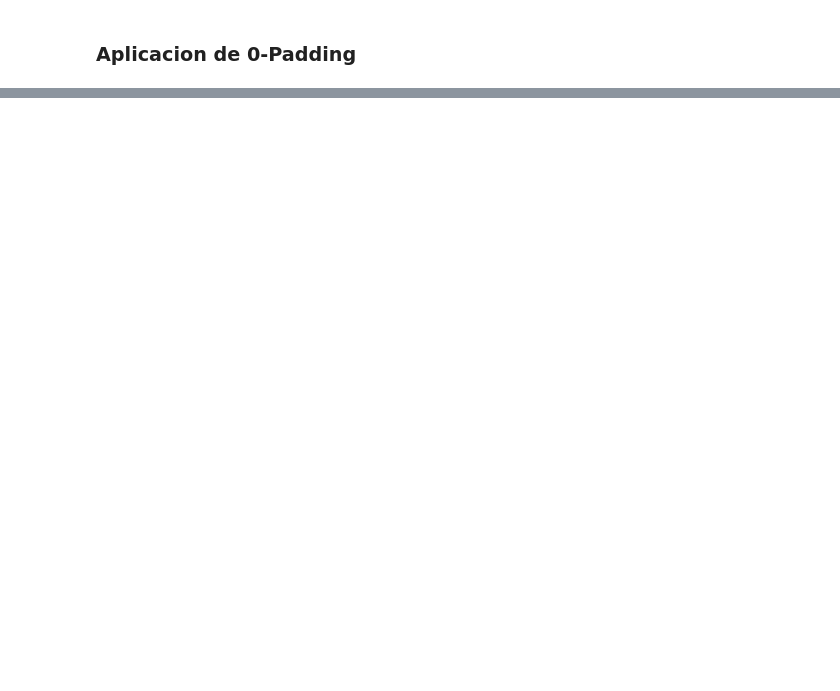
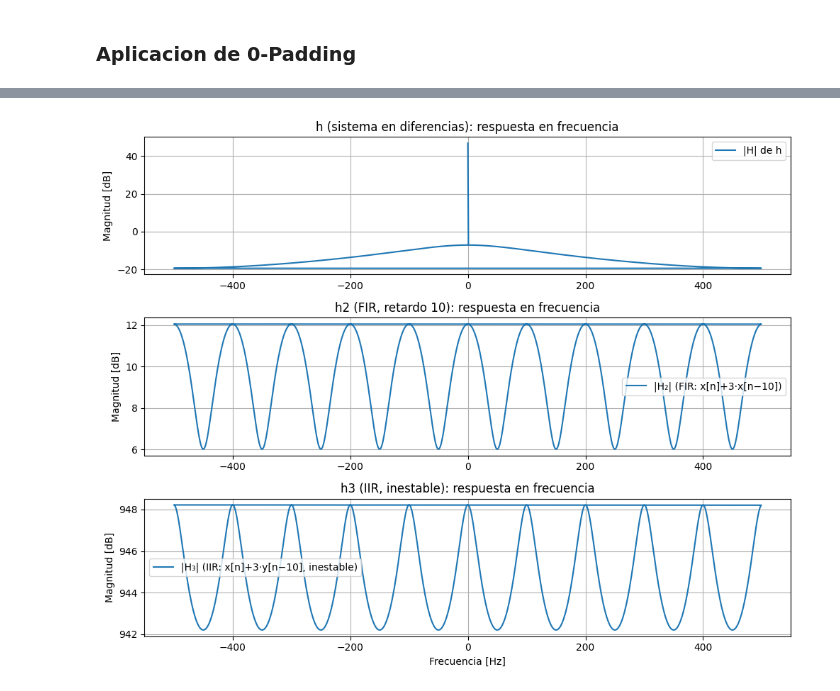
Before and after one commit to joacopillo08/TS_GL_WS, a Jupyter notebook: ts3JGL.ipynb, the cells around one changed output, grey strips where cells are left out. Cells and saved outputs as stored; diff of their text form; code cells hidden in the pictures; blank space fills up the shorter version.

```diff
--- a/ts3JGL.ipynb
+++ b/ts3JGL.ipynb
@@ -226 +228,39 @@ plt.show()
+# %%
+
+Xh1 = fft(TS2.h)
+Xhabs1 =  np.abs(Xh1)
+
+Xh2 = fft(TS2.h2)
+Xhabs2 =  np.abs(Xh2)
+
+Xh3 = fft(TS2.h3)
+Xhabs3 =  np.abs(Xh3)
+
+plt.figure(figsize=(10,8))
+
+# --- h ---
+plt.subplot(3, 1, 1)
+plt.plot(freqs, 20*np.log10(Xhabs1), label='|H| de h')
+plt.title('h (sistema en diferencias): respuesta en frecuencia')
+plt.ylabel('Magnitud [dB]')
+plt.grid(True); plt.legend()
+
+# --- h2 (FIR) ---
+plt.subplot(3, 1, 2)
+plt.plot(freqs, 20*np.log10(Xhabs2), label='|H₂| (FIR: x[n]+3·x[n−10])')
+plt.title('h2 (FIR, retardo 10): respuesta en frecuencia')
+plt.ylabel('Magnitud [dB]')
+plt.grid(True); plt.legend()
+
+# --- h3 (IIR inestable) ---
+plt.subplot(3, 1, 3)
+plt.plot(freqs, 20*np.log10(Xhabs3), label='|H₃| (IIR: x[n]+3·y[n−10], inestable)')
+plt.title('h3 (IIR, inestable): respuesta en frecuencia')
+plt.xlabel('Frecuencia [Hz]')
+plt.ylabel('Magnitud [dB]')
+plt.grid(True); plt.legend()
+
+plt.tight_layout(); plt.show()
+# %% [output]
+[figure, added]
 # %% [markdown]
```
Also changed, not shown: parts of 13 cells of this notebook, 2 other files.
